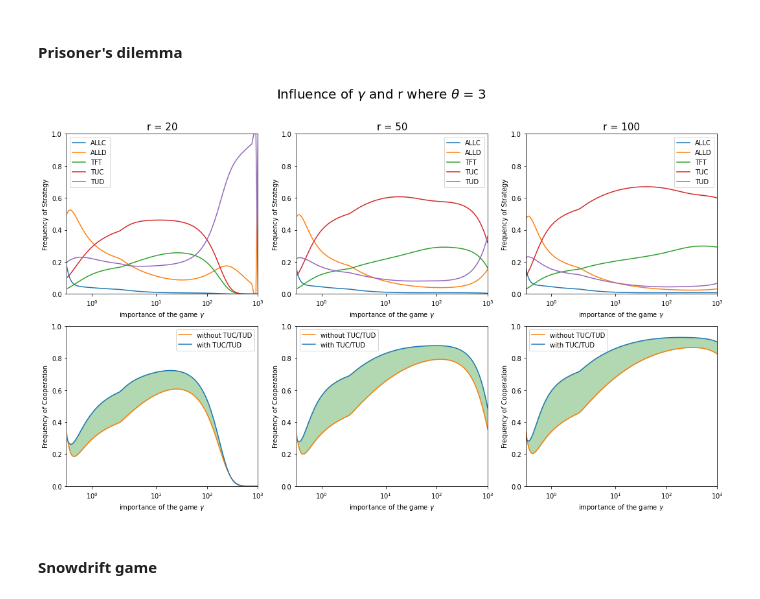
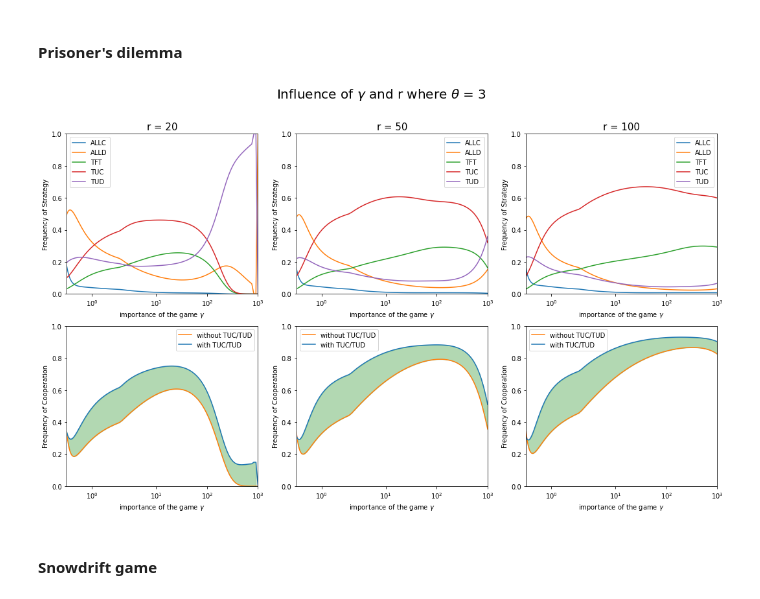
Before and after one commit to ErinnVdSande/CGT-Project, a Jupyter notebook: Project.ipynb, the cells around one changed output. Saved outputs shown, nothing was run; the diff lists cells and outputs as text; code cells hidden in the pictures.

```diff
--- a/Project.ipynb
+++ b/Project.ipynb
@@ -287,8 +288,9 @@ The second experiment tests the influence of $\gamma$ and $r$ on the stationary
 # The function for testing the influence of gamma and r
 def test_gamma_r(R,S,T,P,theta,p,epsilon,nb_strategies_with,nb_strategies_without,beta,Z,mu,gammas,rs):
     # array for the results with the trust-strategies and without the trust-strategies
+    results = []
+    results_without_r = []
     results_with_r = []
-    results_without_r = []
     # go over every r in the rs
     for r in rs:
         # for the frequencies of strategies
@@ -316,17 +318,18 @@ def test_gamma_r(R,S,T,P,theta,p,epsilon,nb_strategies_with,nb_strategies_withou
             for strategy,v in zip(range(nb_strategies_without),stationary_SML):
                 results_without[strategy][pos] = v
         # append the results to the global result collection
-        results_with_r.append(results_with)
-        results_without_r.append(results_without)
-    return results_with_r,results_without_r
+        results.append(results_with)
+        results_without_r.append(np.array([results_without[0][pos] + results_without[2][pos] for pos in range(len(gammas))]))
+        results_with_r.append(np.array([results_with[0][pos] + results_with[2][pos] + results_with[3][pos] + (results_with[4][pos] * (theta/r)) for pos in range(len(gammas))]))
+    return results,results_without_r,results_with_r
 
 # This function visualises the results
-def visualise_gamma_r(ax_strats,ax_coops,nb_strategies_with,strategies,colors_strat,nb_strategies_without,colors_trust,gammas,rs,results_with_r,results_without_r):
-    for r,ax_strat,ax_coop,results_with,results_without in zip(rs,ax_strats,ax_coops,results_with_r,results_without_r):
+def visualise_gamma_r(ax_strats,ax_coops,nb_strategies_with,strategies,colors_strat,nb_strategies_without,colors_trust,gammas,rs,results,results_without_trust,results_with_trust):
+    for r,ax_strat,ax_coop,result,without_trust,with_trust in zip(rs,ax_strats,ax_coops,results,results_without_trust,results_with_trust):
         # for the frequencies of strategies
         # Plot the line for each of the strategies
         for pos,color_strat in zip(range(nb_strategies_with),colors_strat):
-            ax_strat.plot(gammas,results_with[pos],label = strategies[pos])
+            ax_strat.plot(gammas,result[pos],label = strategies[pos],color = color_strat)
         # enable the legend for the graph
         ax_strat.legend()
         # give the x and y axis a label
@@ -339,10 +342,8 @@ def visualise_gamma_r(ax_strats,ax_coops,nb_strategies_with,strategies,colors_st
         ax_strat.set_ylim(0,1)
         # for the frequency of cooperation
         # Get the values of all the strategies that like to cooperate (without trust)
-        without_trust = np.array([results_without[0][pos] + results_without[2][pos] for pos in range(len(gammas))])
         ax_coop.plot(gammas,without_trust,label = "without TUC/TUD",color = colors_trust[0])
         # Get the values of all the strategies that like to cooperate (with trust)
-        with_trust = np.array([results_with[0][pos] + results_with[2][pos] + results_with[3][pos] for pos in range(len(gammas))])
         ax_coop.plot(gammas,with_trust,label = "with TUC/TUD",color = colors_trust[1])
         # color the gaps in between
         ax_coop.fill_between(gammas, with_trust, without_trust, where=(with_trust > without_trust), color='green', alpha=0.3)
@@ -370,17 +371,17 @@ rs = np.array([20,50,100])
 # %%
 if run_small:
     # run the actual experiment
-    gammas_r_with,gammas_r_without = test_gamma_r(R_pd,S_pd,T_pd,P_pd,theta,p,epsilon,nb_strategies_with,nb_strategies_without,beta,Z,mu,gammas,rs)
+    gammas_result,gammas_without_r,gammas_with_r = test_gamma_r(R_pd,S_pd,T_pd,P_pd,theta,p,epsilon,nb_strategies_with,nb_strategies_without,beta,Z,mu,gammas,rs)
     # create a subplot for the results
     fig_gamma,(ax_strats_gamma,ax_coops_gamma) = plt.subplots(2,3,figsize=(18,10))
     # add a title
     fig_gamma.suptitle("Influence of $\gamma$ and r where " + r"$\theta$ = " + f"{theta}",size=20)
     # visualise the results
-    visualise_gamma_r(ax_strats_gamma,ax_coops_gamma,nb_strategies_with,strategies,colors_strat,nb_strategies_without,colors_trust,gammas,rs,gammas_r_with,gammas_r_without)
+    visualise_gamma_r(ax_strats_gamma,ax_coops_gamma,nb_strategies_with,strategies,colors_strat,nb_strategies_without,colors_trust,gammas,rs,gammas_result,gammas_without_r,gammas_with_r)
     # save a figure of the results
     fig_gamma.savefig(f'figure/gamma_and_r_theta_{theta}_pd.png')
 # %% [output]
-[figure, old version]
+[figure, new version]
 # %%
 if run_small:
     # close the plot
```
Also changed, not shown: parts of 11 cells of this notebook, 12 other files.
